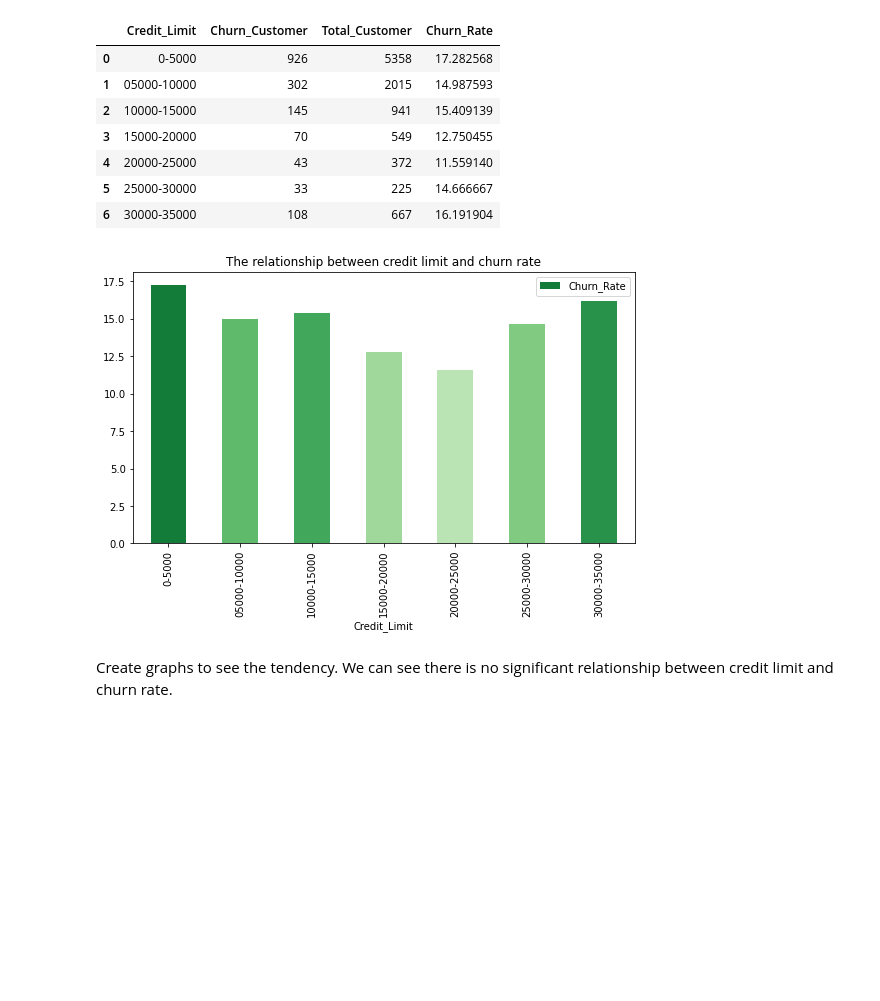
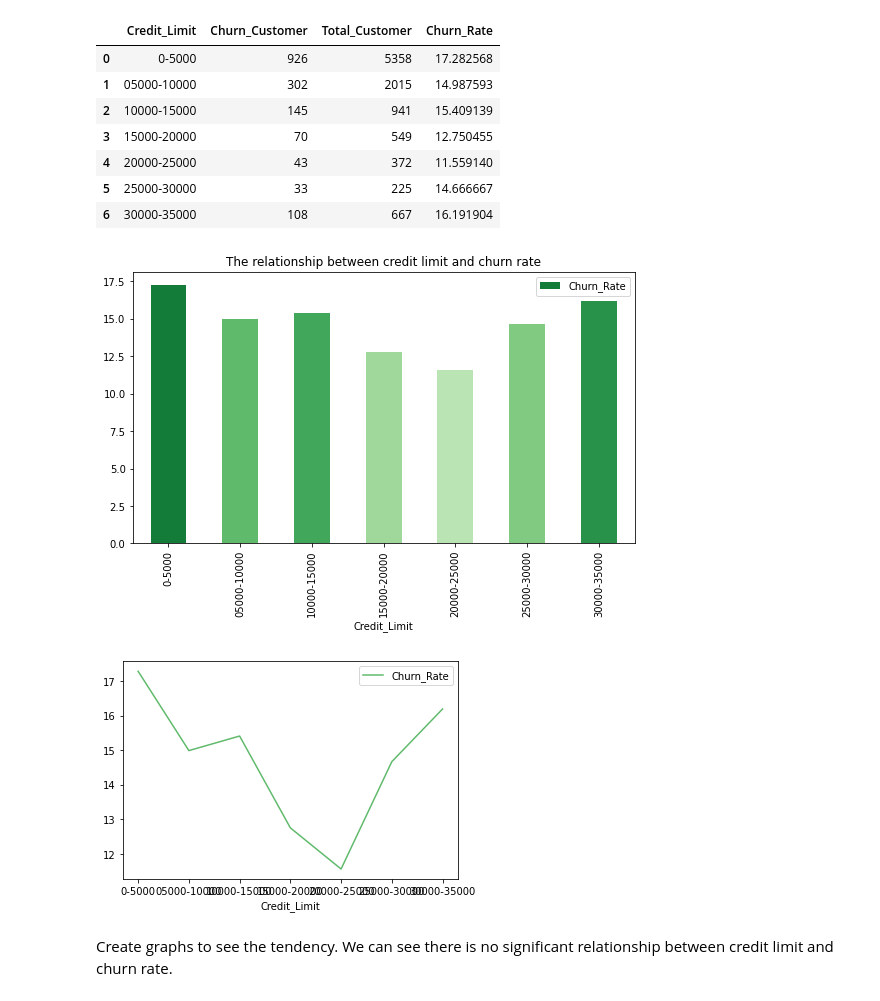
Before and after one commit to zhouchun0105/credit-card-churners, a Jupyter notebook: SUBMIT_creditcard_churners_team1.ipynb, the cells around one changed output. Saved outputs shown, nothing was run; the diff lists cells and outputs as text; code cells hidden in the pictures; blank space fills up the shorter version.

```diff
--- a/SUBMIT_creditcard_churners_team1.ipynb
+++ b/SUBMIT_creditcard_churners_team1.ipynb
@@ -425,9 +407,11 @@ Credit_impact
 # %%
 Credit_impact.plot(title = 'The relationship between credit limit and churn rate', kind='bar',
                    x='Credit_Limit', y='Churn_Rate',
                    color = ['#137c39','#60ba6c','#41a75b','#a0d89b','#bbe4b5','#81ca82','#29924a'], figsize=(9, 5));
+Credit_impact.plot(kind='line', x='Credit_Limit', y='Churn_Rate',color = '#60ba6c');
 # %% [output]
 [figure]
+[figure, added]
 # %% [markdown]
 Create graphs to see the tendency. We can see there is no significant relationship between credit limit and churn rate.
 # %%
```
Also changed, not shown: parts of 13 cells of this notebook.
